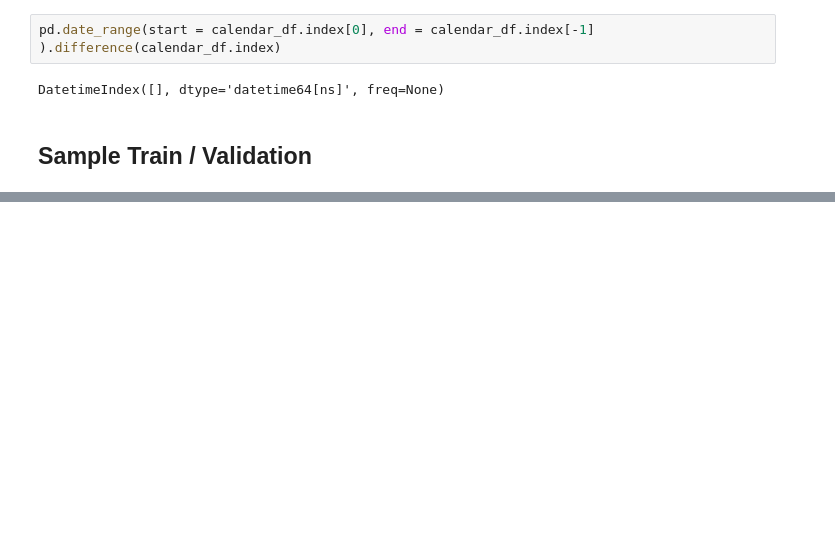
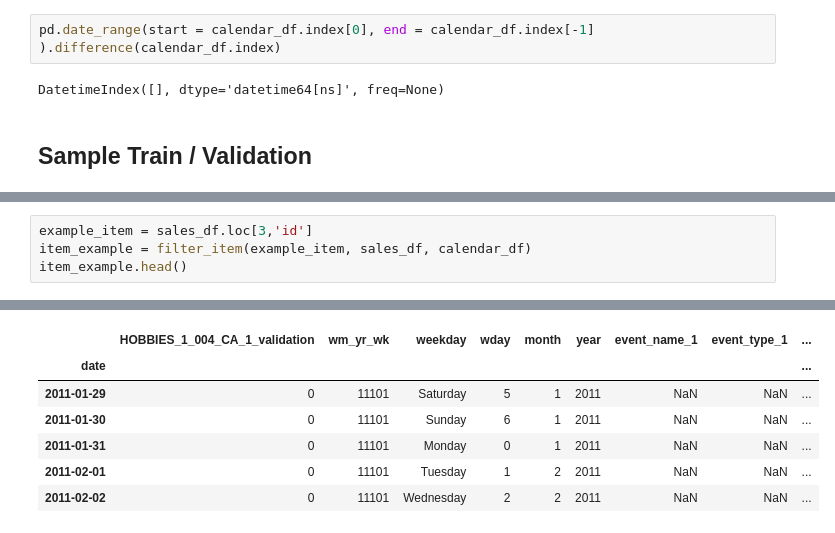
Before and after one commit to markryanandrews/M5-Forecasting-Accuracy, a Jupyter notebook: Walmart-EDA.ipynb, the cells around one changed output, grey strips where cells are left out. Saved outputs shown, nothing was run; the diff lists cells and outputs as text; blank space fills up the shorter version.

```diff
--- a/Walmart-EDA.ipynb
+++ b/Walmart-EDA.ipynb
@@ -116,0 +127,5 @@ build_sales took 0:00:00.030990, shape = (1913, 13)
+# %%
+example_item = sales_df.loc[3,'id']
+item_example = filter_item(example_item, sales_df, calendar_df)
+item_example.head()
+# %% [output]
@@ -116,0 +133,7 @@ build_sales took 0:00:00.030990, shape = (1913, 13)
+|  | HOBBIES_1_004_CA_1_validation | wm_yr_wk | weekday | wday | month | year | event_name_1 | event_type_1 | ... |
+| date |  |  |  |  |  |  |  |  | ... |
+| 2011-01-29 | 0 | 11101 | Saturday | 5 | 1 | 2011 | NaN | NaN | ... |
+| 2011-01-30 | 0 | 11101 | Sunday | 6 | 1 | 2011 | NaN | NaN | ... |
+| 2011-01-31 | 0 | 11101 | Monday | 0 | 1 | 2011 | NaN | NaN | ... |
+| 2011-02-01 | 0 | 11101 | Tuesday | 1 | 2 | 2011 | NaN | NaN | ... |
+| 2011-02-02 | 0 | 11101 | Wednesday | 2 | 2 | 2011 | NaN | NaN | ... |
```
Also changed, not shown: parts of 17 cells of this notebook, 1 other file.
